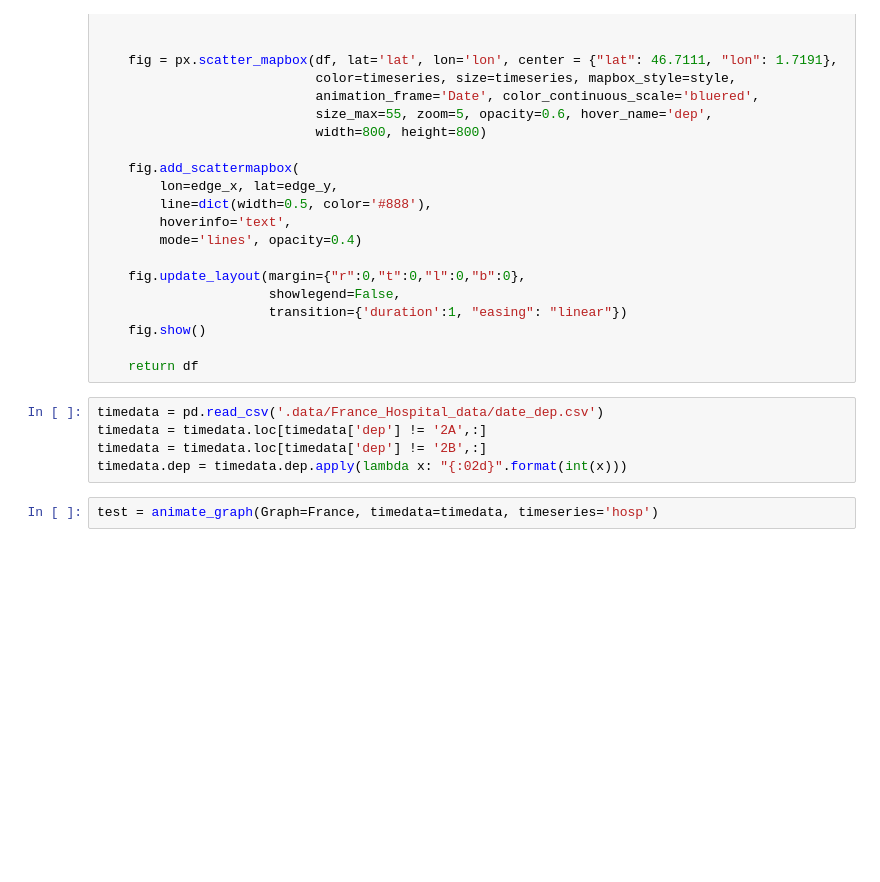
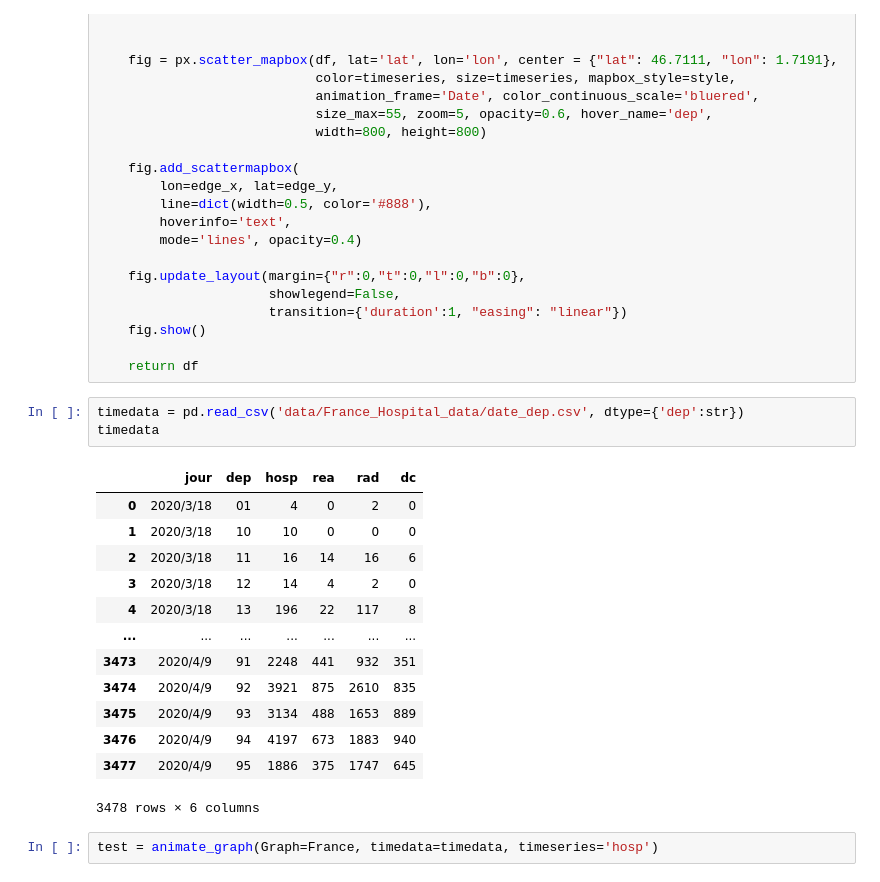
Before and after one commit to mlfpm/HospiNet, a Jupyter notebook: Graph_Visualisation.ipynb, the cells around one changed output. Drawn from its saved outputs; the diff is of its cells as text; blank space fills up the shorter version.

```diff
--- a/Graph_Visualisation.ipynb
+++ b/Graph_Visualisation.ipynb
@@ -122,11 +122,23 @@ def animate_graph(Graph: nx.Graph, timedata: pd.DataFrame, timeseries: str, styl
     fig.show()
 
     return df
-# %%
-timedata = pd.read_csv('.data/France_Hospital_data/date_dep.csv')
-timedata = timedata.loc[timedata['dep'] != '2A',:]
-timedata = timedata.loc[timedata['dep'] != '2B',:]
-timedata.dep = timedata.dep.apply(lambda x: "{:02d}".format(int(x)))
+# %%
+timedata = pd.read_csv('data/France_Hospital_data/date_dep.csv', dtype={'dep':str})
+timedata
+# %% [output]
+|  | jour | dep | hosp | rea | rad | dc |
+| 0 | 2020/3/18 | 01 | 4 | 0 | 2 | 0 |
+| 1 | 2020/3/18 | 10 | 10 | 0 | 0 | 0 |
+| 2 | 2020/3/18 | 11 | 16 | 14 | 16 | 6 |
+| 3 | 2020/3/18 | 12 | 14 | 4 | 2 | 0 |
+| 4 | 2020/3/18 | 13 | 196 | 22 | 117 | 8 |
+| ... | ... | ... | ... | ... | ... | ... |
+| 3473 | 2020/4/9 | 91 | 2248 | 441 | 932 | 351 |
+| 3474 | 2020/4/9 | 92 | 3921 | 875 | 2610 | 835 |
+| 3475 | 2020/4/9 | 93 | 3134 | 488 | 1653 | 889 |
+| 3476 | 2020/4/9 | 94 | 4197 | 673 | 1883 | 940 |
+| 3477 | 2020/4/9 | 95 | 1886 | 375 | 1747 | 645 |
+3478 rows × 6 columns
 # %%
 test = animate_graph(Graph=France, timedata=timedata, timeseries='hosp')
 # %% [output]
```
Also changed, not shown: parts of 6 cells of this notebook, 4 other files.
